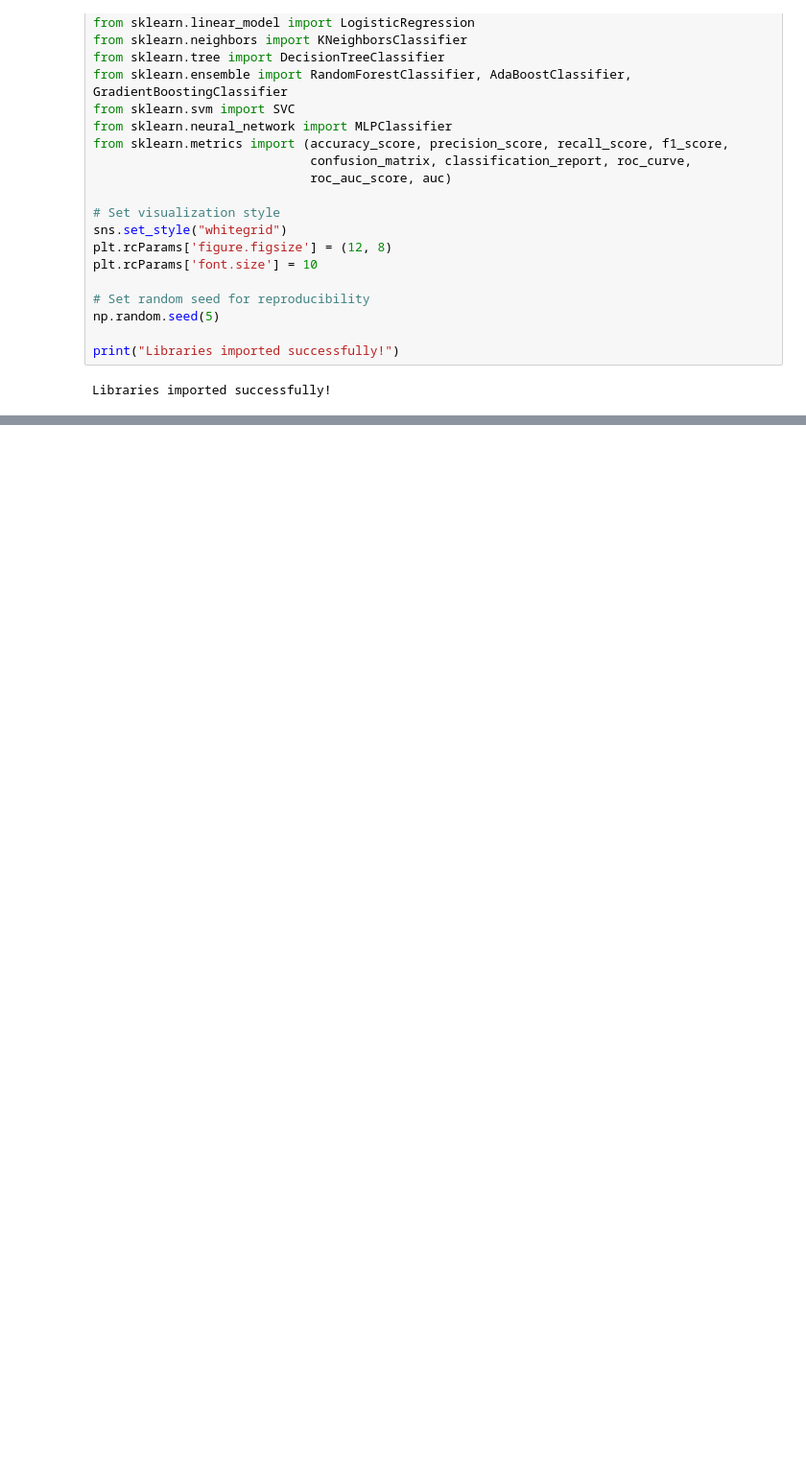
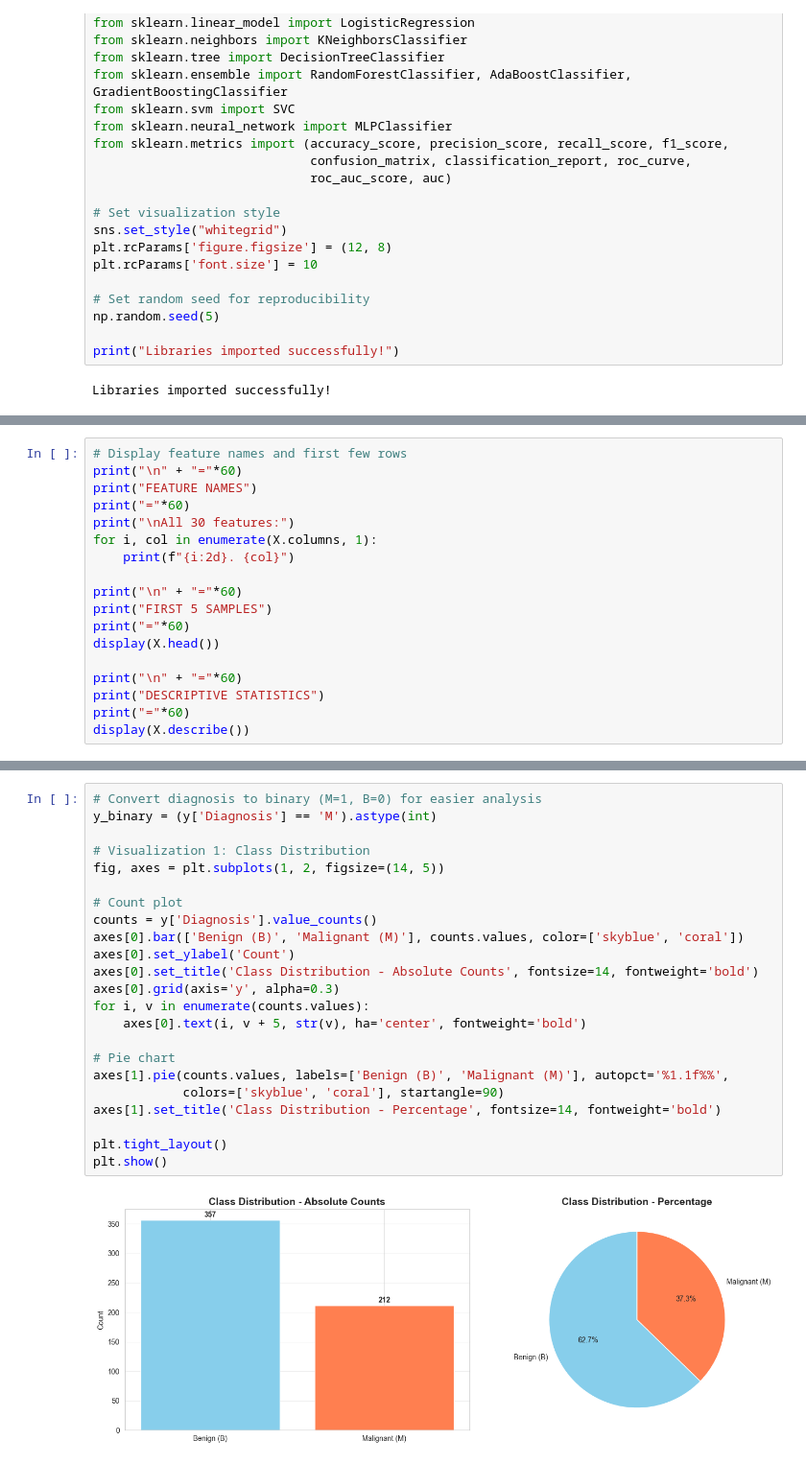
Before and after one commit to stfox13/CSCA5622_FinalProject, a Jupyter notebook: main.ipynb, the cells around one changed output, grey strips where cells are left out. Shown: that part at 96% size. Drawn from its saved outputs; the diff is of its cells as text; blank space fills up the shorter version.

```diff
--- a/main.ipynb
+++ b/main.ipynb
@@ -47,0 +92,18 @@ Libraries imported successfully!
+# %%
+# Display feature names and first few rows
+print("\n" + "="*60)
+print("FEATURE NAMES")
+print("="*60)
+print("\nAll 30 features:")
+for i, col in enumerate(X.columns, 1):
+    print(f"{i:2d}. {col}")
+
+print("\n" + "="*60)
+print("FIRST 5 SAMPLES")
+print("="*60)
+display(X.head())
+
+print("\n" + "="*60)
+print("DESCRIPTIVE STATISTICS")
+print("="*60)
+display(X.describe())
@@ -47,0 +148,25 @@ Libraries imported successfully!
+# %%
+# Convert diagnosis to binary (M=1, B=0) for easier analysis
+y_binary = (y['Diagnosis'] == 'M').astype(int)
+
+# Visualization 1: Class Distribution
+fig, axes = plt.subplots(1, 2, figsize=(14, 5))
+
+# Count plot
+counts = y['Diagnosis'].value_counts()
+axes[0].bar(['Benign (B)', 'Malignant (M)'], counts.values, color=['skyblue', 'coral'])
+axes[0].set_ylabel('Count')
+axes[0].set_title('Class Distribution - Absolute Counts', fontsize=14, fontweight='bold')
+axes[0].grid(axis='y', alpha=0.3)
+for i, v in enumerate(counts.values):
+    axes[0].text(i, v + 5, str(v), ha='center', fontweight='bold')
+
+# Pie chart
+axes[1].pie(counts.values, labels=['Benign (B)', 'Malignant (M)'], autopct='%1.1f%%',
+            colors=['skyblue', 'coral'], startangle=90)
+axes[1].set_title('Class Distribution - Percentage', fontsize=14, fontweight='bold')
+
+plt.tight_layout()
+plt.show()
+# %% [output]
+[figure, added]
```
Also changed, not shown: parts of 4 cells of this notebook.
